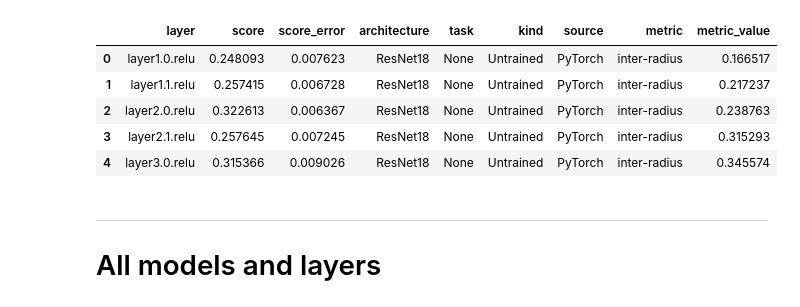
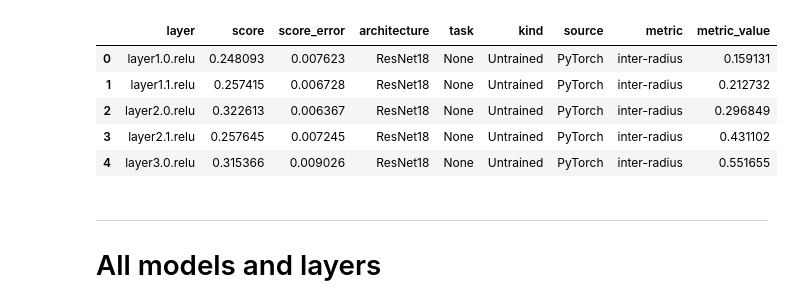
Before and after one commit to EricElmoznino/encoder_dimensionality, a Jupyter notebook: notebooks/encoding_vs_manifolds.ipynb, the cells around one changed output. Drawn from its saved outputs; the diff is of its cells as text; code cells hidden in the pictures.

```diff
--- a/notebooks/encoding_vs_manifolds.ipynb
+++ b/notebooks/encoding_vs_manifolds.ipynb
@@ -4,48 +4,47 @@ sys.path.append('../')
 import pandas as pd
 import seaborn as sns; sns.set(style='darkgrid', context='notebook')
 from matplotlib import pyplot as plt
-from matplotlib.gridspec import GridSpec
 from figures.plotting import annotate_corr_grid
 
 benchmark = 'bonner.Object2Vec.pls.roi=LOC'
 man_metric = 'intra-dim'
 pooling_enc = False
-dataset_man = 'imagenet'
+dataset_man = 'imagenet21k'
 pooling_man = True
 
 data = pd.merge(pd.read_csv(f'../results/encoding|benchmark:{benchmark}|pooling:{pooling_enc}.csv'),
                 pd.read_csv(f'../results/manifolds|dataset:{dataset_man}|pooling:{pooling_man}.csv'),
                 on=['architecture', 'task', 'kind', 'source', 'layer'])
 
 metric_columns = ['between-concept radius', 'within-concept radius (mean)', 'between-concept dimensionality', 'within-concept dimensionality (mean)',
                   'signal (mean)', 'bias (mean)', 'other signal-noise-overlap (mean)', 'self signal-noise-overlap (mean)', 'signal-noise-ratio (mean)']
 metric_label_map = {'between-concept dimensionality': 'inter-dim', 'between-concept radius': 'inter-radius',
                     'bias (mean)': 'bias', 'signal (mean)': 'signal', 'signal-noise-ratio (mean)': 'snr',
                     'other signal-noise-overlap (mean)': 'other-sno', 'self signal-noise-overlap (mean)': 'self-sno',
                     'within-concept dimensionality (mean)': 'intra-dim', 'within-concept radius (mean)': 'intra-radius'}
 metric_columns = [metric_label_map[m] for m in metric_columns]
 data = data.rename(columns=metric_label_map)
 
 metric_stds = [c for c in data.columns if '(std)' in c]
 data = data.drop(columns=metric_stds)
 
 tf_to_pt_layer_map = {'encode_2': 'layer1.0.relu', 'encode_3': 'layer1.1.relu',
                       'encode_4': 'layer2.0.relu', 'encode_5': 'layer2.1.relu',
                       'encode_6': 'layer3.0.relu', 'encode_7': 'layer3.1.relu',
                       'encode_8': 'layer4.0.relu', 'encode_9': 'layer4.1.relu'}
 data.loc[:, 'layer'] = data['layer'].replace(tf_to_pt_layer_map)
 
 data = data.melt(id_vars=[c for c in data.columns if c not in metric_columns],
                  value_vars=metric_columns, var_name='metric', value_name='metric_value')
 
 data.head()
 # %% [output]
 |  | layer | score | score_error | architecture | task | kind | source | metric | metric_value |
-| 0 | layer1.0.relu | 0.248093 | 0.007623 | ResNet18 | None | Untrained | PyTorch | inter-radius | 0.166517 |
-| 1 | layer1.1.relu | 0.257415 | 0.006728 | ResNet18 | None | Untrained | PyTorch | inter-radius | 0.217237 |
-| 2 | layer2.0.relu | 0.322613 | 0.006367 | ResNet18 | None | Untrained | PyTorch | inter-radius | 0.238763 |
-| 3 | layer2.1.relu | 0.257645 | 0.007245 | ResNet18 | None | Untrained | PyTorch | inter-radius | 0.315293 |
-| 4 | layer3.0.relu | 0.315366 | 0.009026 | ResNet18 | None | Untrained | PyTorch | inter-radius | 0.345574 |
+| 0 | layer1.0.relu | 0.248093 | 0.007623 | ResNet18 | None | Untrained | PyTorch | inter-radius | 0.159131 |
+| 1 | layer1.1.relu | 0.257415 | 0.006728 | ResNet18 | None | Untrained | PyTorch | inter-radius | 0.212732 |
+| 2 | layer2.0.relu | 0.322613 | 0.006367 | ResNet18 | None | Untrained | PyTorch | inter-radius | 0.296849 |
+| 3 | layer2.1.relu | 0.257645 | 0.007245 | ResNet18 | None | Untrained | PyTorch | inter-radius | 0.431102 |
+| 4 | layer3.0.relu | 0.315366 | 0.009026 | ResNet18 | None | Untrained | PyTorch | inter-radius | 0.551655 |
 # %% [markdown]
 ---
 # All models and layers
```
Also changed, not shown: parts of 3 cells of this notebook, 4 other files.
